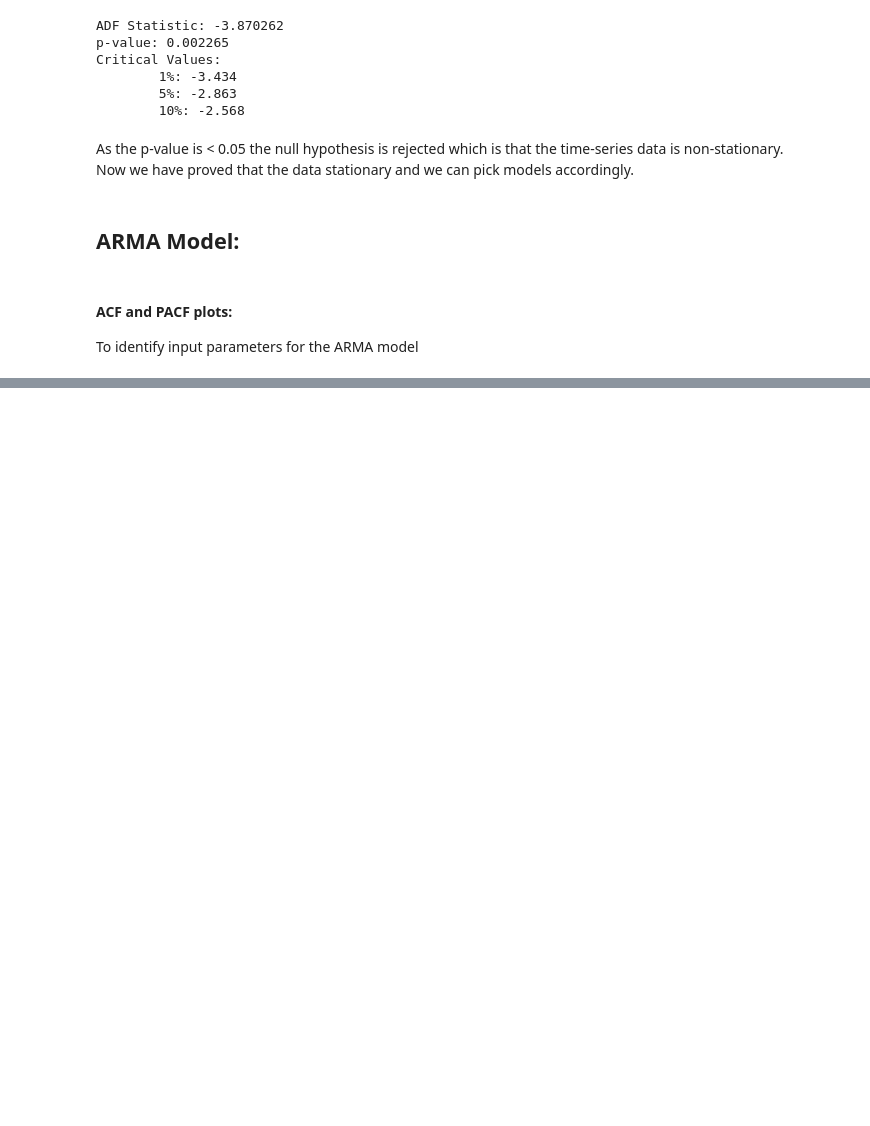
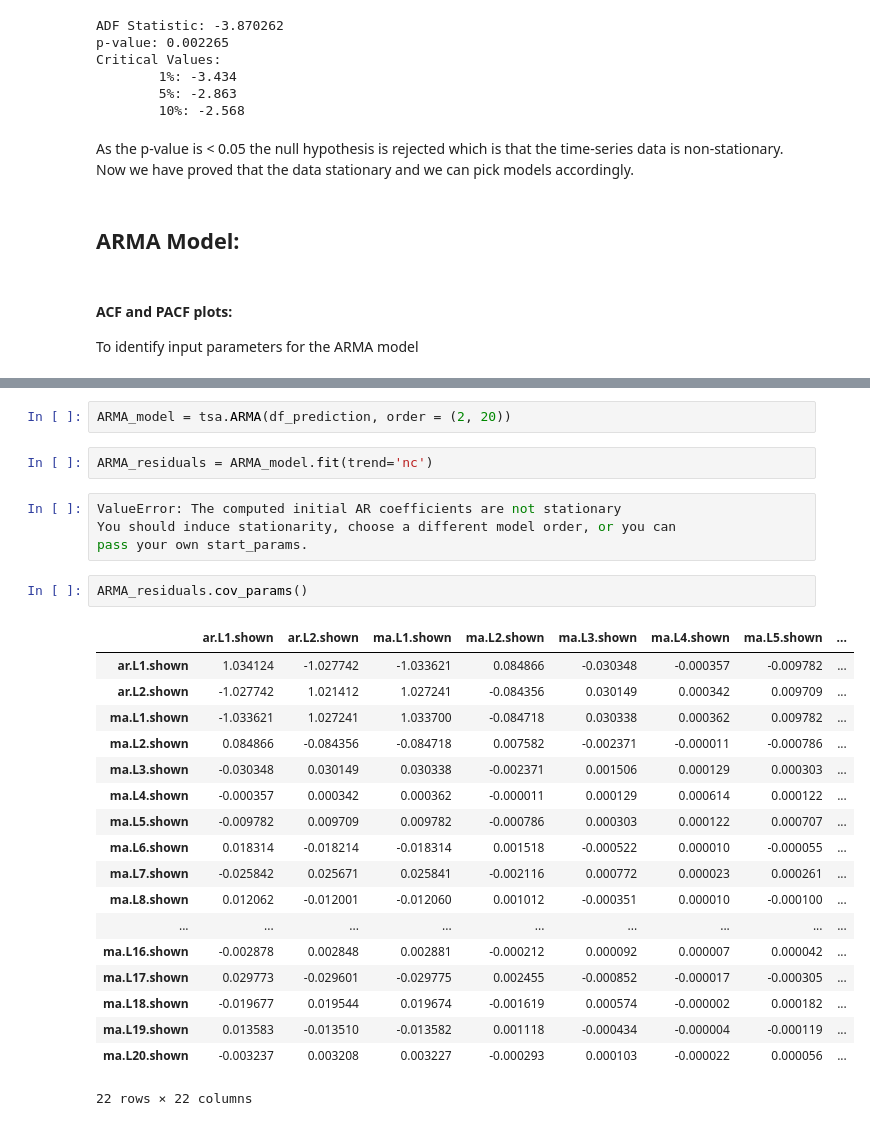
Before and after one commit to pappakrishnan/Ads-Analysis, a Jupyter notebook: Ads Analysis.ipynb, the cells around one changed output, grey strips where cells are left out. Cells and saved outputs as stored; diff of their text form; blank space fills up the shorter version.

```diff
--- a/Ads Analysis.ipynb
+++ b/Ads Analysis.ipynb
@@ -1135,0 +1212,29 @@ To identify input parameters for the ARMA model
+# %%
+ARMA_model = tsa.ARMA(df_prediction, order = (2, 20))
+# %%
+ARMA_residuals = ARMA_model.fit(trend='nc')
+# %%
+ValueError: The computed initial AR coefficients are not stationary
+You should induce stationarity, choose a different model order, or you can
+pass your own start_params.
+# %%
+ARMA_residuals.cov_params()
+# %% [output]
+|  | ar.L1.shown | ar.L2.shown | ma.L1.shown | ma.L2.shown | ma.L3.shown | ma.L4.shown | ma.L5.shown | ... |
+| ar.L1.shown | 1.034124 | -1.027742 | -1.033621 | 0.084866 | -0.030348 | -0.000357 | -0.009782 | ... |
+| ar.L2.shown | -1.027742 | 1.021412 | 1.027241 | -0.084356 | 0.030149 | 0.000342 | 0.009709 | ... |
+| ma.L1.shown | -1.033621 | 1.027241 | 1.033700 | -0.084718 | 0.030338 | 0.000362 | 0.009782 | ... |
+| ma.L2.shown | 0.084866 | -0.084356 | -0.084718 | 0.007582 | -0.002371 | -0.000011 | -0.000786 | ... |
+| ma.L3.shown | -0.030348 | 0.030149 | 0.030338 | -0.002371 | 0.001506 | 0.000129 | 0.000303 | ... |
+| ma.L4.shown | -0.000357 | 0.000342 | 0.000362 | -0.000011 | 0.000129 | 0.000614 | 0.000122 | ... |
+| ma.L5.shown | -0.009782 | 0.009709 | 0.009782 | -0.000786 | 0.000303 | 0.000122 | 0.000707 | ... |
+| ma.L6.shown | 0.018314 | -0.018214 | -0.018314 | 0.001518 | -0.000522 | 0.000010 | -0.000055 | ... |
+| ma.L7.shown | -0.025842 | 0.025671 | 0.025841 | -0.002116 | 0.000772 | 0.000023 | 0.000261 | ... |
+| ma.L8.shown | 0.012062 | -0.012001 | -0.012060 | 0.001012 | -0.000351 | 0.000010 | -0.000100 | ... |
+| ... | ... | ... | ... | ... | ... | ... | ... | ... |
+| ma.L16.shown | -0.002878 | 0.002848 | 0.002881 | -0.000212 | 0.000092 | 0.000007 | 0.000042 | ... |
+| ma.L17.shown | 0.029773 | -0.029601 | -0.029775 | 0.002455 | -0.000852 | -0.000017 | -0.000305 | ... |
+| ma.L18.shown | -0.019677 | 0.019544 | 0.019674 | -0.001619 | 0.000574 | -0.000002 | 0.000182 | ... |
+| ma.L19.shown | 0.013583 | -0.013510 | -0.013582 | 0.001118 | -0.000434 | -0.000004 | -0.000119 | ... |
+| ma.L20.shown | -0.003237 | 0.003208 | 0.003227 | -0.000293 | 0.000103 | -0.000022 | 0.000056 | ... |
+22 rows × 22 columns
```
Also changed, not shown: parts of 10 cells of this notebook.
